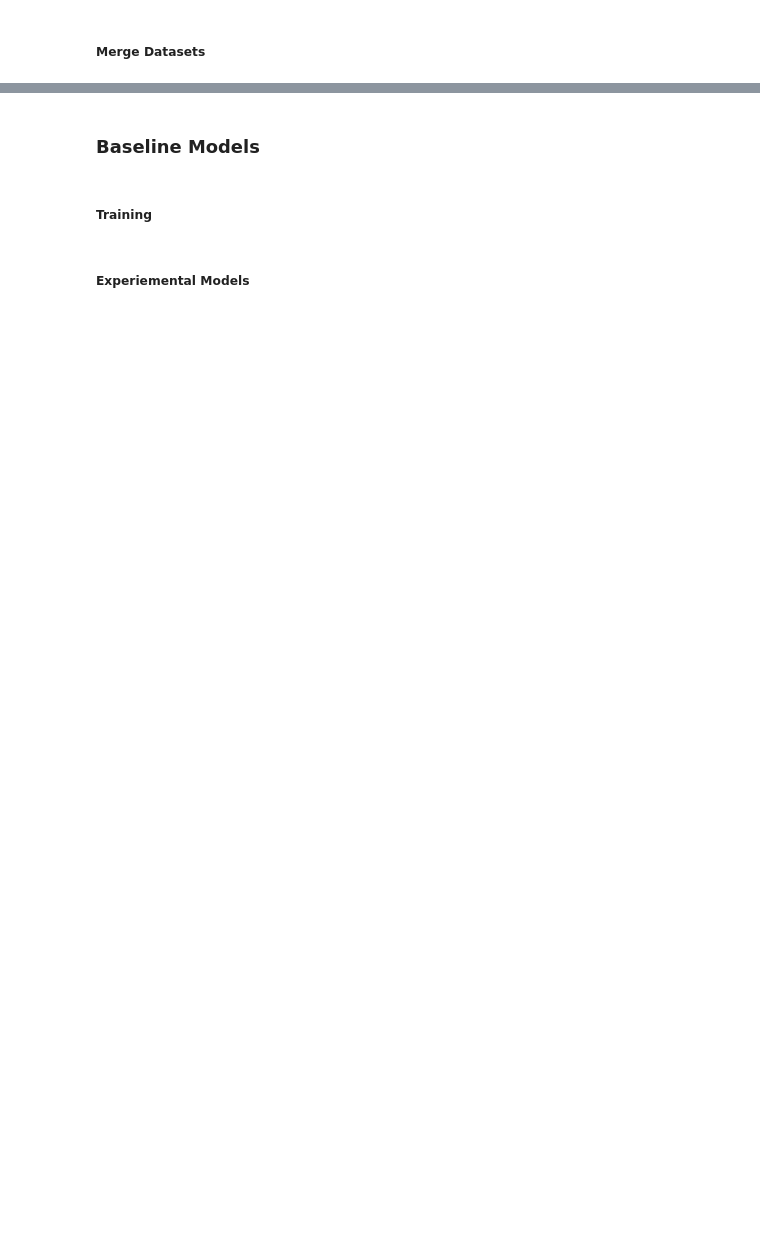
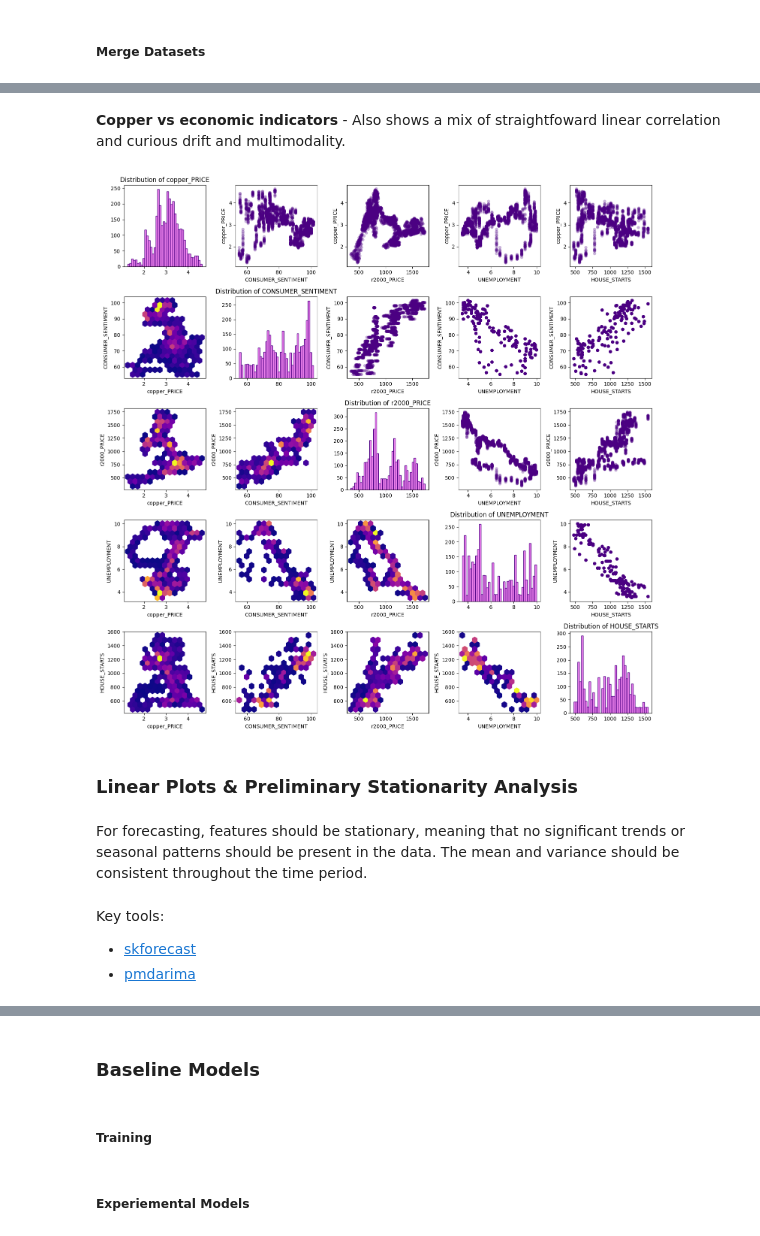
Before and after one commit to neal-logan/ea-nasir, a Jupyter notebook: 01_eda.ipynb, the cells around one changed output, grey strips where cells are left out. Saved outputs shown, nothing was run; the diff lists cells and outputs as text; code cells hidden in the pictures; blank space fills up the shorter version.

```diff
--- a/01_eda.ipynb
+++ b/01_eda.ipynb
@@ -491,0 +378,23 @@ plt.show()
+# %% [markdown]
+**Copper vs economic indicators** - Also shows a mix of straightfoward linear correlation and curious drift and multimodality.
+# %%
+# TODO Switch to REAL prices
+
+vis.plot_feature_correlation_matrix(
+    dev_data.select(
+        'copper_PRICE',
+        'CONSUMER_SENTIMENT',
+        'r2000_PRICE',
+        'UNEMPLOYMENT',
+        'HOUSE_STARTS'
+    ).to_pandas())
+# %% [output]
+[figure, added]
+# %% [markdown]
+### Linear Plots & Preliminary Stationarity Analysis
+# %% [markdown]
+For forecasting, features should be stationary, meaning that no significant trends or seasonal patterns should be present in the data.  The mean and variance should be consistent throughout the time period.
+# %% [markdown]
+Key tools:
+- [skforecast](https://skforecast.org/)
+- [pmdarima](https://github.com/alkaline-ml/pmdarima)
```
Also changed, not shown: parts of 71 cells of this notebook, 12 other files.
